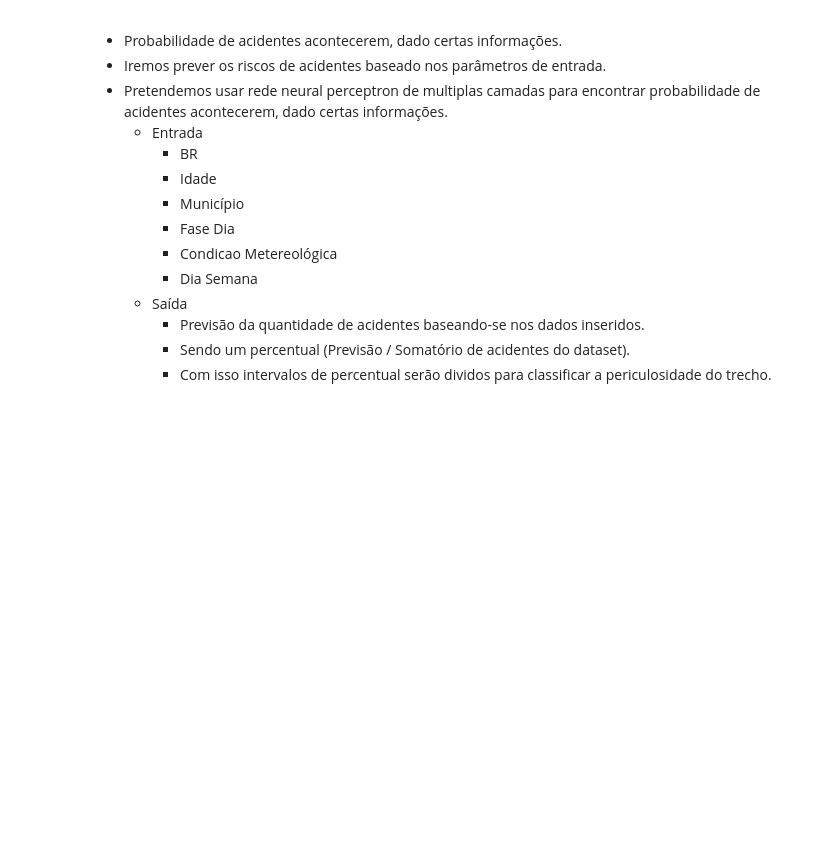
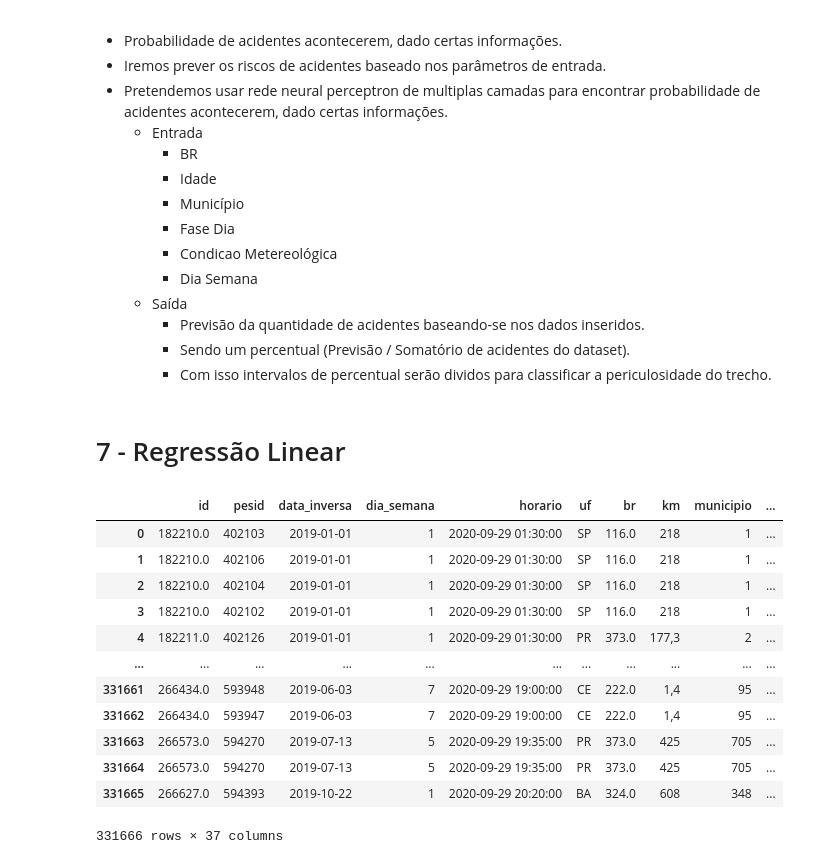
Before and after one commit to RenoirSampaio/DS-FinalProject, a Jupyter notebook: DS_FinalProject.ipynb, the cells around one changed output. Saved outputs shown, nothing was run; the diff lists cells and outputs as text; code cells hidden in the pictures; blank space fills up the shorter version.

```diff
--- a/DS_FinalProject.ipynb
+++ b/DS_FinalProject.ipynb
@@ -458,3 +460,5 @@ freq(df.tracado_via, plot=True)
     - Sendo um percentual (Previsão / Somatório de acidentes do dataset).
     - Com isso intervalos de percentual serão dividos para classificar a
 periculosidade do trecho.
+# %% [markdown]
+# 7 - Regressão Linear
@@ -460,0 +480,16 @@ periculosidade do trecho.
+# %%
+df
+# %% [output]
+|  | id | pesid | data_inversa | dia_semana | horario | uf | br | km | municipio | ... |
+| 0 | 182210.0 | 402103 | 2019-01-01 | 1 | 2020-09-29 01:30:00 | SP | 116.0 | 218 | 1 | ... |
+| 1 | 182210.0 | 402106 | 2019-01-01 | 1 | 2020-09-29 01:30:00 | SP | 116.0 | 218 | 1 | ... |
+| 2 | 182210.0 | 402104 | 2019-01-01 | 1 | 2020-09-29 01:30:00 | SP | 116.0 | 218 | 1 | ... |
+| 3 | 182210.0 | 402102 | 2019-01-01 | 1 | 2020-09-29 01:30:00 | SP | 116.0 | 218 | 1 | ... |
+| 4 | 182211.0 | 402126 | 2019-01-01 | 1 | 2020-09-29 01:30:00 | PR | 373.0 | 177,3 | 2 | ... |
+| ... | ... | ... | ... | ... | ... | ... | ... | ... | ... | ... |
+| 331661 | 266434.0 | 593948 | 2019-06-03 | 7 | 2020-09-29 19:00:00 | CE | 222.0 | 1,4 | 95 | ... |
+| 331662 | 266434.0 | 593947 | 2019-06-03 | 7 | 2020-09-29 19:00:00 | CE | 222.0 | 1,4 | 95 | ... |
+| 331663 | 266573.0 | 594270 | 2019-07-13 | 5 | 2020-09-29 19:35:00 | PR | 373.0 | 425 | 705 | ... |
+| 331664 | 266573.0 | 594270 | 2019-07-13 | 5 | 2020-09-29 19:35:00 | PR | 373.0 | 425 | 705 | ... |
+| 331665 | 266627.0 | 594393 | 2019-10-22 | 1 | 2020-09-29 20:20:00 | BA | 324.0 | 608 | 348 | ... |
+331666 rows × 37 columns
```
Also changed, not shown: parts of 10 cells of this notebook, 1 other file.
